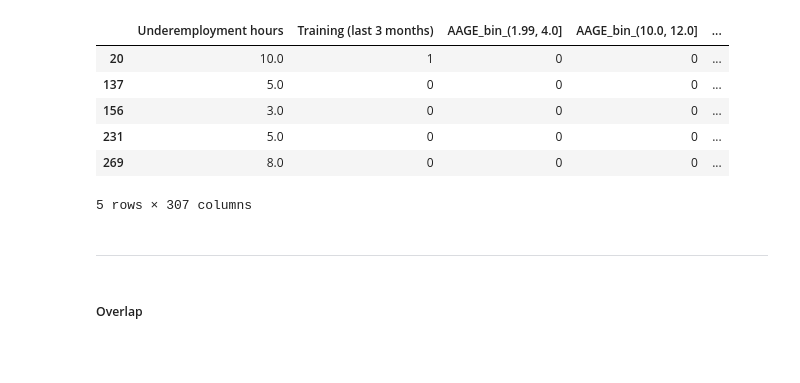
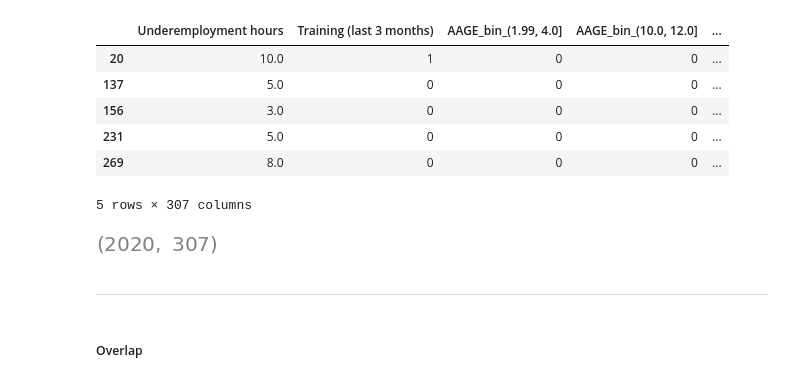
Before and after one commit to TresGes25/gg570_d200, a Jupyter notebook: analyses/analysis.ipynb, the cells around one changed output. Saved outputs shown, nothing was run; the diff lists cells and outputs as text; code cells hidden in the pictures; blank space fills up the shorter version.

```diff
--- a/analyses/analysis.ipynb
+++ b/analyses/analysis.ipynb
@@ -153,11 +159,11 @@ for col in cols_to_bin:
     df = pd.concat([df, pd.get_dummies(pd.cut(df[col], bins=min(5, df[col].nunique())), prefix=f'{col}_bin', dtype=int)], axis=1)
     df = df.drop(columns=col)
 # %%
-df['Training (last 3 months)'] = df['Training (last 3 months)'].replace(2, 0)
+df[treatment_col] = df[treatment_col].replace(2, 0)
-# %%
-vars_of_interest = ['Underemployment hours', 'Training (last 3 months)']
-other_vars = sorted([col for col in df.columns if col not in vars_of_interest])
-df = df[vars_of_interest + other_vars]
+# %%
+covariate_cols = sorted([col for col in df.columns if col not in treatment_col and col not in outcome_col])
+# %%
+df = df[[outcome_col] + [treatment_col] + covariate_cols]
 # %%
 df.head()
 # %% [output]
@@ -168,5 +174,7 @@ df.head()
 | 231 | 5.0 | 0 | 0 | 0 | ... |
 | 269 | 8.0 | 0 | 0 | 0 | ... |
 5 rows × 307 columns
-# %% [markdown]
----
+# %%
+df.shape
+# %% [output]
+[figure, added]
@@ -173,2 +183,4 @@ df.head()
+# %% [markdown]
+---
 # %% [markdown]
 ##### Overlap
```
Also changed, not shown: parts of 44 cells of this notebook, 9 other files.
